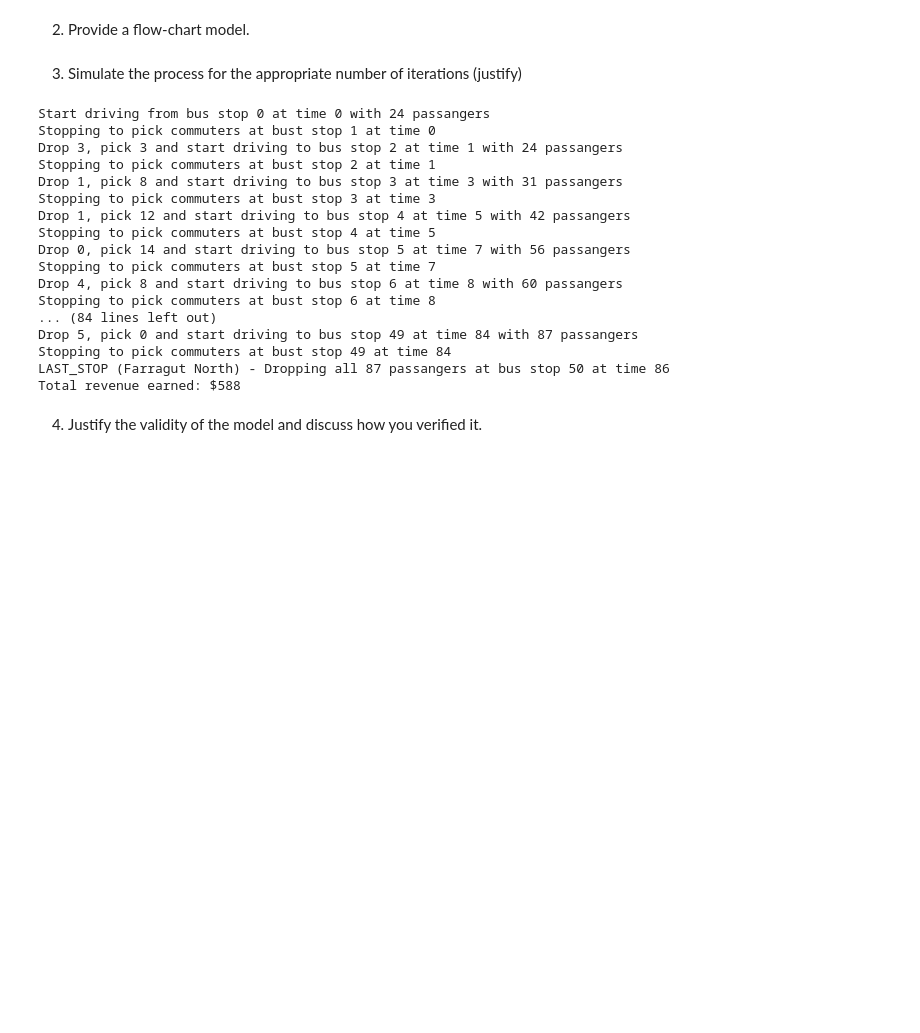
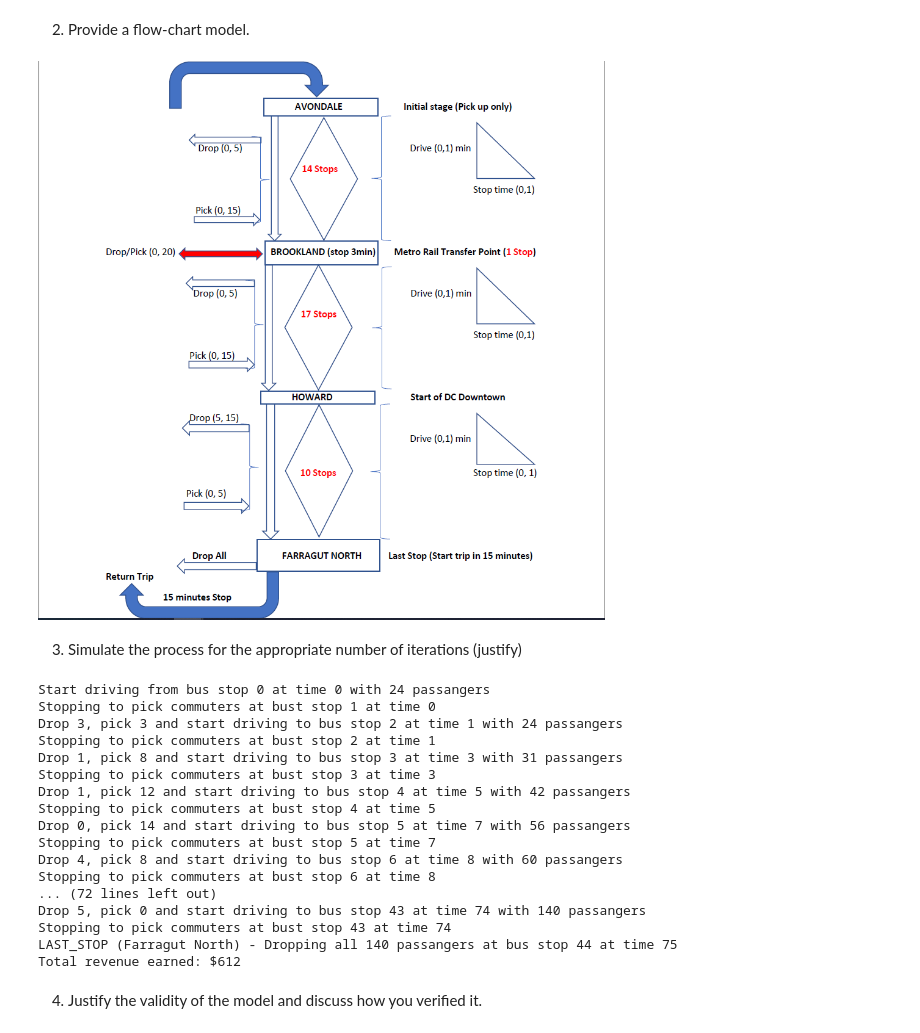
Before and after one commit to igukusamuel/DATA-604-Simulation-and-Modeling, a Jupyter notebook: DATA 604 Final Project.ipynb, the cells around one changed output. Drawn from its saved outputs; the diff is of its cells as text; code cells hidden in the pictures; blank space fills up the shorter version.

```diff
--- a/DATA 604 Final Project.ipynb
+++ b/DATA 604 Final Project.ipynb
@@ -33,6 +33,11 @@ The simulation will help advise Metro services for this specific route how many
 The system is simulated with simulation software SimPy.
 # %% [markdown]
 2.  Provide a flow-chart model.
+# %%
+from IPython.display import Image
+Image(filename='Metro_Bus_Simulation.PNG')
+# %% [output]
+[figure, added]
 # %% [markdown]
 3.  Simulate the process for the appropriate number of iterations (justify)
 # %%
@@ -72,7 +77,7 @@ def bus(env, x): # bus method where we pass simpy environment env object capable
         yield env.timeout(stop_time) # yield a time out event (process is suspended for the duration)
 
 
-    for i in range(11):
+    for i in range(14):
         bus_stop += 1
 
         dropped_pass = drop_pass()
@@ -124,7 +129,7 @@ def bus(env, x): # bus method where we pass simpy environment env object capable
         yield env.timeout(stop_time) # yield a time out event (process is suspended for the duration)
 
 
-    for i in range(21):
+    for i in range(17):
         bus_stop += 1
 
         dropped_pass = drop_pass()
@@ -150,7 +155,7 @@ def bus(env, x): # bus method where we pass simpy environment env object capable
 
 
         # The last 10 stops - more passangers are dropped than are picked
-    for i in range(15):
+    for i in range(10):
         bus_stop += 1
 
         dropped_pass = drop_pass_lst_tn_stops()
@@ -267,11 +272,11 @@ Drop 0, pick 14 and start driving to bus stop 5 at time 7 with 56 passangers
 Stopping to pick commuters at bust stop 5 at time 7
 Drop 4, pick 8 and start driving to bus stop 6 at time 8 with 60 passangers
 Stopping to pick commuters at bust stop 6 at time 8
-... (84 lines left out)
-Drop 5, pick 0 and start driving to bus stop 49 at time 84 with 87 passangers
-Stopping to pick commuters at bust stop 49 at time 84
-LAST_STOP (Farragut North) - Dropping all 87 passangers at bus stop 50 at time 86
-Total revenue earned: $588
+... (72 lines left out)
+Drop 5, pick 0 and start driving to bus stop 43 at time 74 with 140 passangers
+Stopping to pick commuters at bust stop 43 at time 74
+LAST_STOP (Farragut North) - Dropping all 140 passangers at bus stop 44 at time 75
+Total revenue earned: $612
 # %% [markdown]
 4.  Justify the validity of the model and discuss how you verified it.
 # %% [markdown]
```
Also changed, not shown: parts of 2 cells of this notebook.
